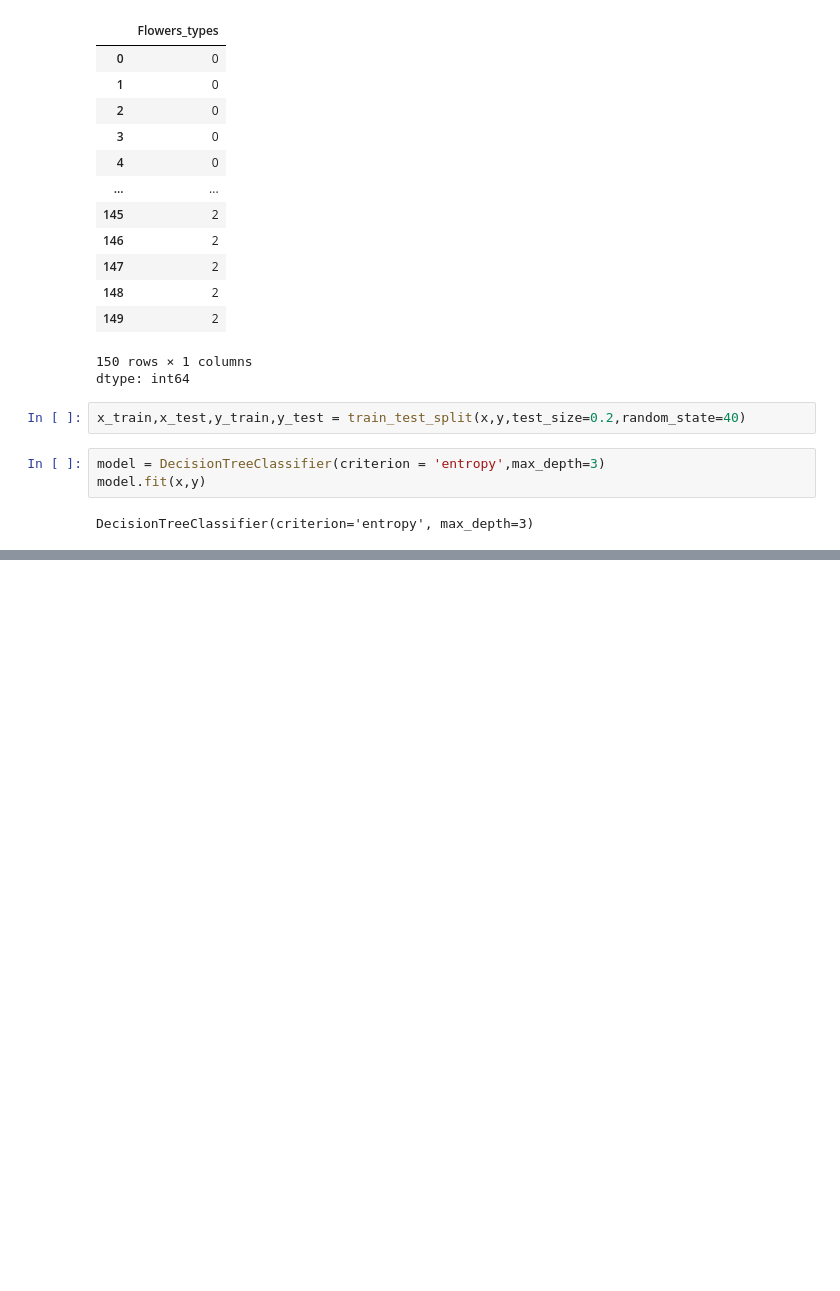
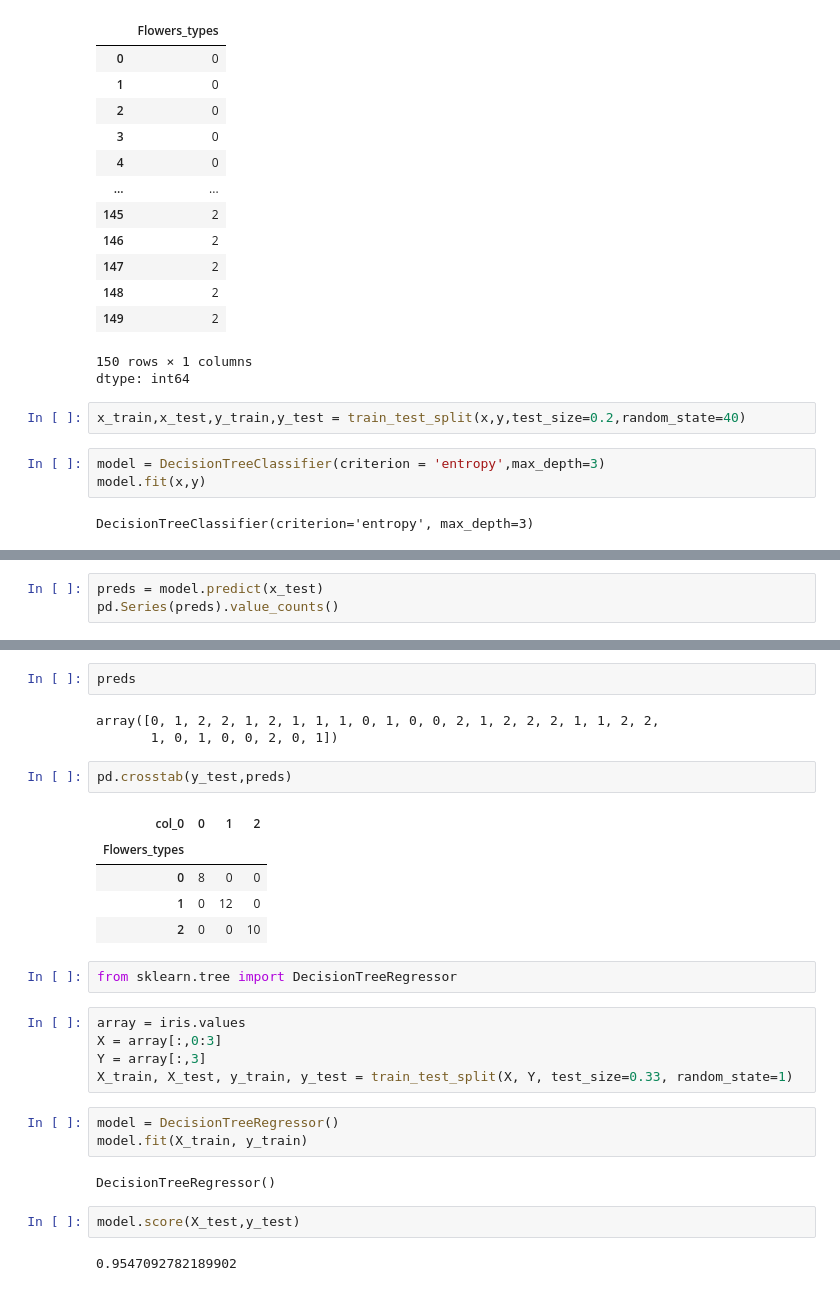
Before and after one commit to Santhoshreddy-aiml/2311CS020570-Excelr-, a Jupyter notebook: Decision_Tree_.ipynb, the cells around one changed output, grey strips where cells are left out. Cells and saved outputs as stored; diff of their text form; blank space fills up the shorter version.

```diff
--- a/Decision_Tree_.ipynb
+++ b/Decision_Tree_.ipynb
@@ -169,0 +170,3 @@ tree.plot_tree(model,
+# %%
+preds = model.predict(x_test)
+pd.Series(preds).value_counts()
@@ -169,0 +179,29 @@ tree.plot_tree(model,
+# %%
+preds
+# %% [output]
+array([0, 1, 2, 2, 1, 2, 1, 1, 1, 0, 1, 0, 0, 2, 1, 2, 2, 2, 1, 1, 2, 2,
+       1, 0, 1, 0, 0, 2, 0, 1])
+# %%
+pd.crosstab(y_test,preds)
+# %% [output]
+| col_0 | 0 | 1 | 2 |
+| Flowers_types |  |  |  |
+| 0 | 8 | 0 | 0 |
+| 1 | 0 | 12 | 0 |
+| 2 | 0 | 0 | 10 |
+# %%
+from sklearn.tree import DecisionTreeRegressor
+# %%
+array = iris.values
+X = array[:,0:3]
+Y = array[:,3]
+X_train, X_test, y_train, y_test = train_test_split(X, Y, test_size=0.33, random_state=1)
+# %%
+model = DecisionTreeRegressor()
+model.fit(X_train, y_train)
+# %% [output]
+DecisionTreeRegressor()
+# %%
+model.score(X_test,y_test)
+# %% [output]
+0.9547092782189902
```
Also changed, not shown: parts of 3 cells of this notebook.
